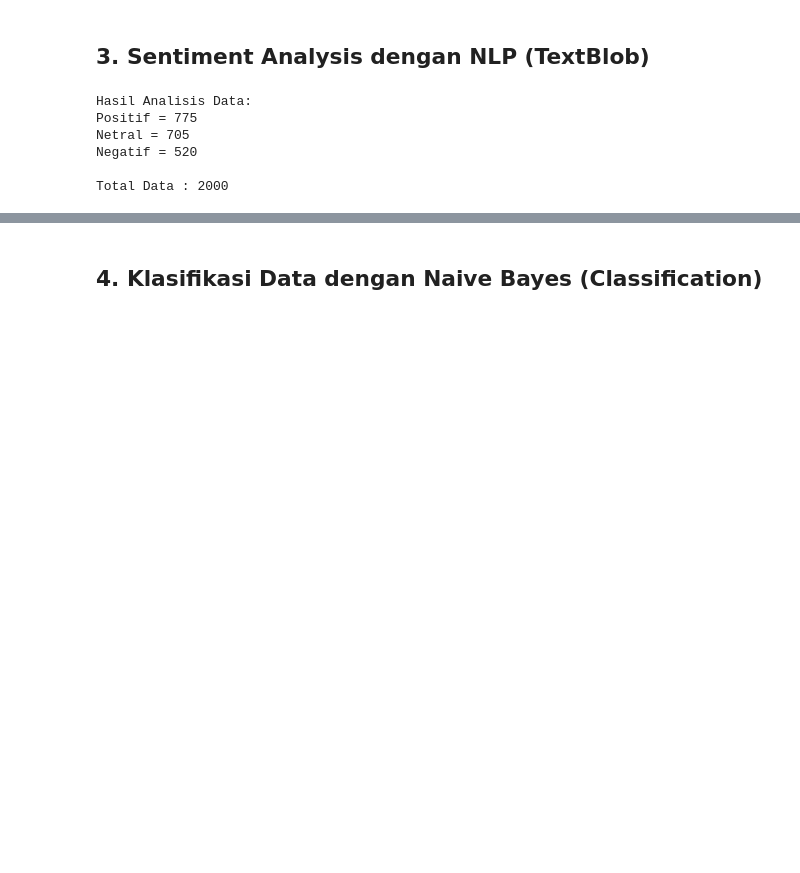
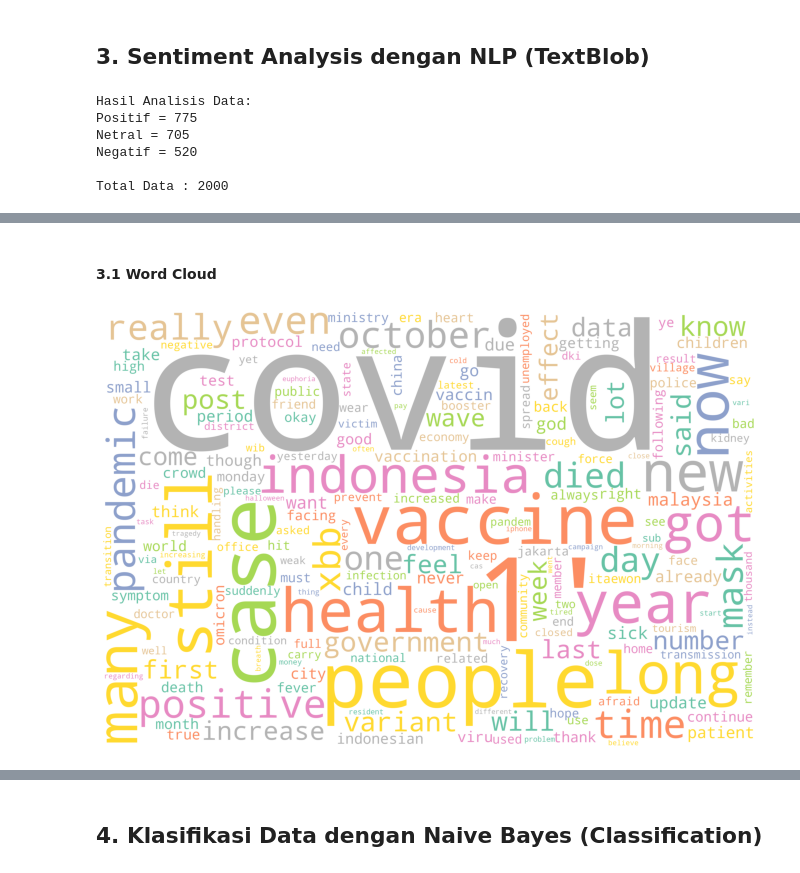
Before and after one commit to hzlnqodrey/projek-akhir-prak-ds-sentimen-analisis-twitter-covid19-nlp-bayes, a Jupyter notebook: main.ipynb, the cells around one changed output, grey strips where cells are left out. Cells and saved outputs as stored; diff of their text form; code cells hidden in the pictures; blank space fills up the shorter version.

```diff
--- a/main.ipynb
+++ b/main.ipynb
@@ -367,0 +377,15 @@ data.sample(n=5)
+# %% [markdown]
+#### **3.1 Word Cloud**
+# %%
+from wordcloud import WordCloud, STOPWORDS
+
+def plot_cloud(wordcloud):
+    plt.figure(figsize=(12, 8))
+    plt.imshow(wordcloud)
+    plt.axis("off")
+# %%
+all_words = ' '.join([tweets for tweets in data['text_english']])
+wordcloud = WordCloud(width = 3000, height = 2000, random_state=3, background_color='white', colormap='Set2', collocations=False, stopwords = STOPWORDS).generate(all_words)
+plot_cloud(wordcloud)
+# %% [output]
+[figure, added]
```
Also changed, not shown: parts of 7 cells of this notebook.
